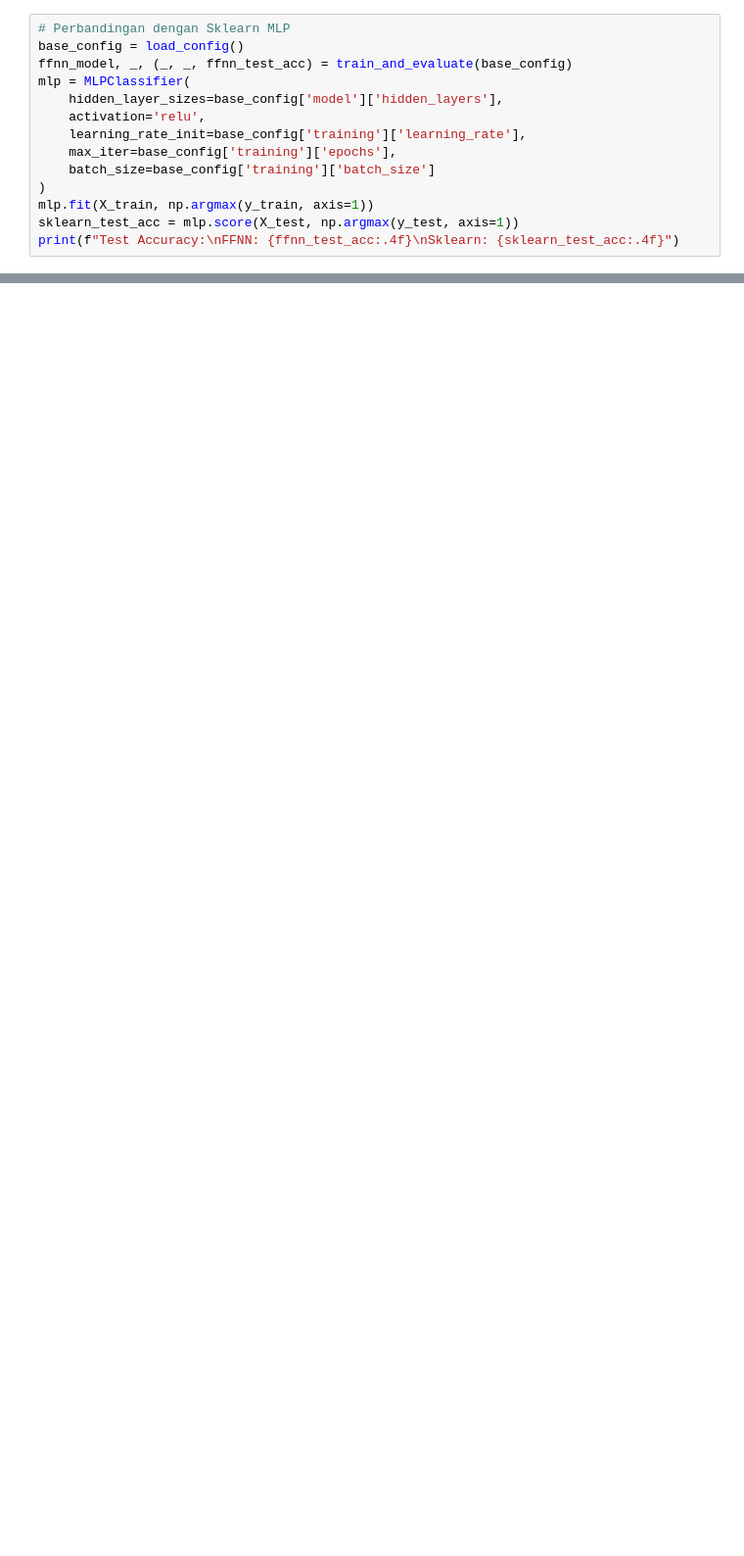
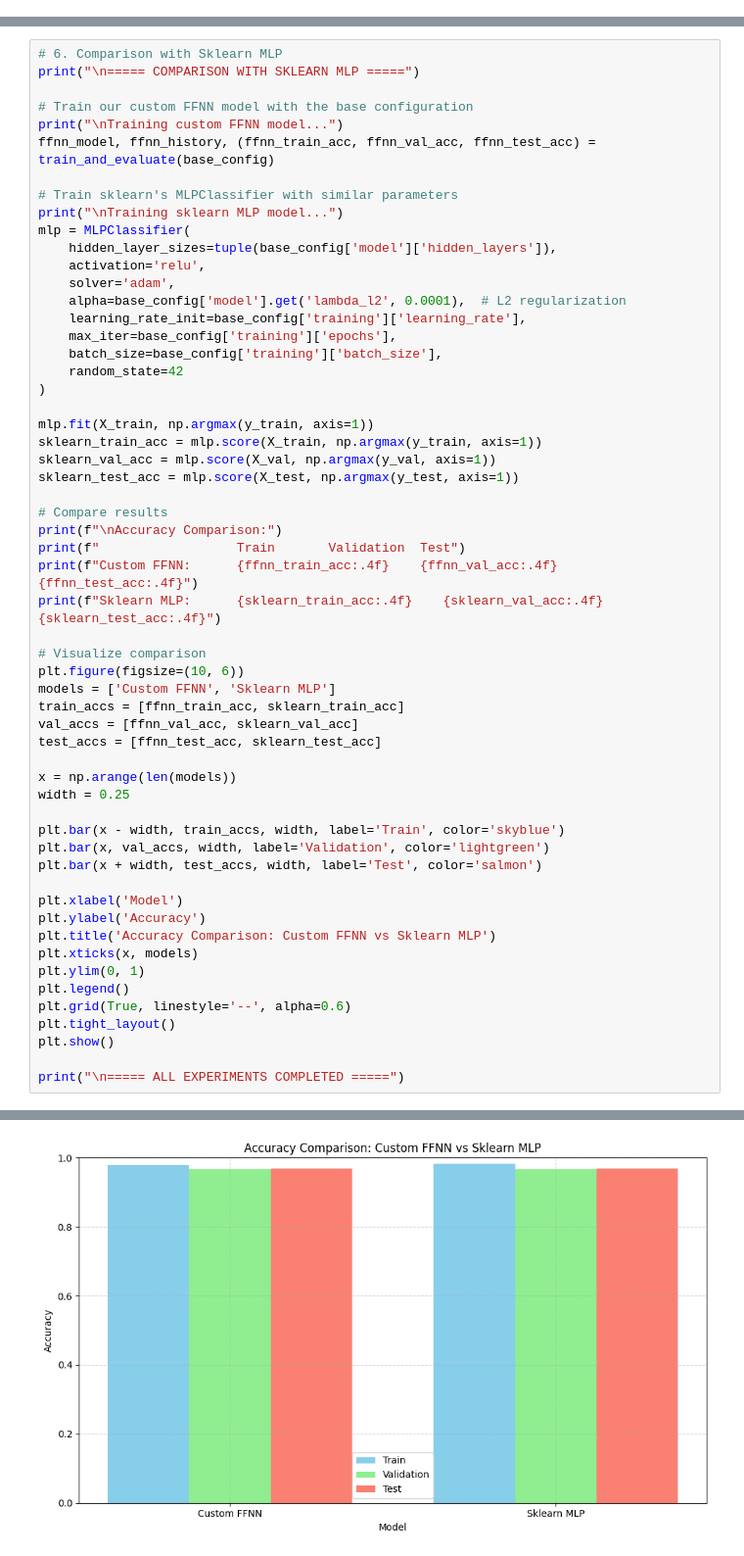
Before and after one commit to caernations/feedforward-neural-network, a Jupyter notebook: src/notebook.ipynb, the cells around one changed output, grey strips where cells are left out. Shown at 98% size. Saved outputs shown, nothing was run; the diff lists cells and outputs as text; blank space fills up the shorter version.

Commit message:
fix: adjust visualiazation with spec

```diff
--- a/src/notebook.ipynb
+++ b/src/notebook.ipynb
@@ -214,14 +405,0 @@ plt.show()
-# %%
-# Perbandingan dengan Sklearn MLP
-base_config = load_config()
-ffnn_model, _, (_, _, ffnn_test_acc) = train_and_evaluate(base_config)
-mlp = MLPClassifier(
-    hidden_layer_sizes=base_config['model']['hidden_layers'],
-    activation='relu',
-    learning_rate_init=base_config['training']['learning_rate'],
-    max_iter=base_config['training']['epochs'],
-    batch_size=base_config['training']['batch_size']
-)
-mlp.fit(X_train, np.argmax(y_train, axis=1))
-sklearn_test_acc = mlp.score(X_test, np.argmax(y_test, axis=1))
-print(f"Test Accuracy:\nFFNN: {ffnn_test_acc:.4f}\nSklearn: {sklearn_test_acc:.4f}")
@@ -227,0 +480,58 @@ print(f"Test Accuracy:\nFFNN: {ffnn_test_acc:.4f}\nSklearn: {sklearn_test_acc:.4
+# %%
+# 6. Comparison with Sklearn MLP
+print("\n===== COMPARISON WITH SKLEARN MLP =====")
+
+# Train our custom FFNN model with the base configuration
+print("\nTraining custom FFNN model...")
+ffnn_model, ffnn_history, (ffnn_train_acc, ffnn_val_acc, ffnn_test_acc) = train_and_evaluate(base_config)
+
+# Train sklearn's MLPClassifier with similar parameters
+print("\nTraining sklearn MLP model...")
+mlp = MLPClassifier(
+    hidden_layer_sizes=tuple(base_config['model']['hidden_layers']),
+    activation='relu',
+    solver='adam',
+    alpha=base_config['model'].get('lambda_l2', 0.0001),  # L2 regularization
+    learning_rate_init=base_config['training']['learning_rate'],
+    max_iter=base_config['training']['epochs'],
+    batch_size=base_config['training']['batch_size'],
+    random_state=42
+)
+
+mlp.fit(X_train, np.argmax(y_train, axis=1))
+sklearn_train_acc = mlp.score(X_train, np.argmax(y_train, axis=1))
+sklearn_val_acc = mlp.score(X_val, np.argmax(y_val, axis=1))
+sklearn_test_acc = mlp.score(X_test, np.argmax(y_test, axis=1))
+
+# Compare results
+print(f"\nAccuracy Comparison:")
+print(f"                  Train       Validation  Test")
+print(f"Custom FFNN:      {ffnn_train_acc:.4f}    {ffnn_val_acc:.4f}    {ffnn_test_acc:.4f}")
+print(f"Sklearn MLP:      {sklearn_train_acc:.4f}    {sklearn_val_acc:.4f}    {sklearn_test_acc:.4f}")
+
+# Visualize comparison
+plt.figure(figsize=(10, 6))
+models = ['Custom FFNN', 'Sklearn MLP']
+train_accs = [ffnn_train_acc, sklearn_train_acc]
+val_accs = [ffnn_val_acc, sklearn_val_acc]
+test_accs = [ffnn_test_acc, sklearn_test_acc]
+
+x = np.arange(len(models))
+width = 0.25
+
+plt.bar(x - width, train_accs, width, label='Train', color='skyblue')
+plt.bar(x, val_accs, width, label='Validation', color='lightgreen')
+plt.bar(x + width, test_accs, width, label='Test', color='salmon')
+
+plt.xlabel('Model')
+plt.ylabel('Accuracy')
+plt.title('Accuracy Comparison: Custom FFNN vs Sklearn MLP')
+plt.xticks(x, models)
+plt.ylim(0, 1)
+plt.legend()
+plt.grid(True, linestyle='--', alpha=0.6)
+plt.tight_layout()
+plt.show()
+
+print("\n===== ALL EXPERIMENTS COMPLETED =====")
+# %% [output]
@@ -227,0 +557 @@ print(f"Test Accuracy:\nFFNN: {ffnn_test_acc:.4f}\nSklearn: {sklearn_test_acc:.4
+[figure, added]
```
Also changed, not shown: parts of 10 cells of this notebook, 2 other files.
